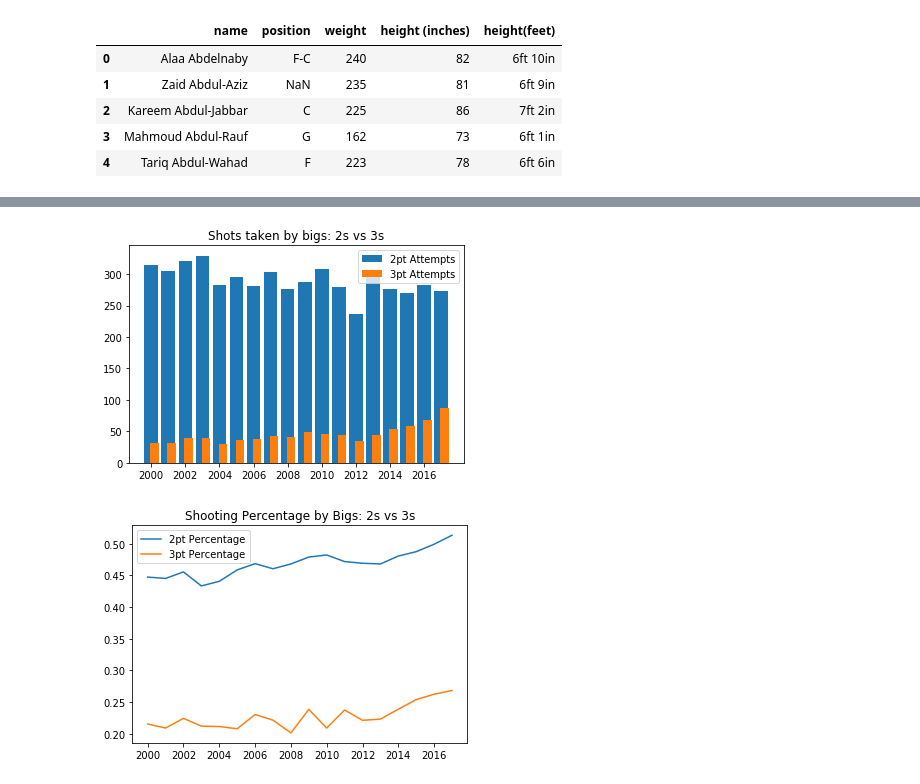
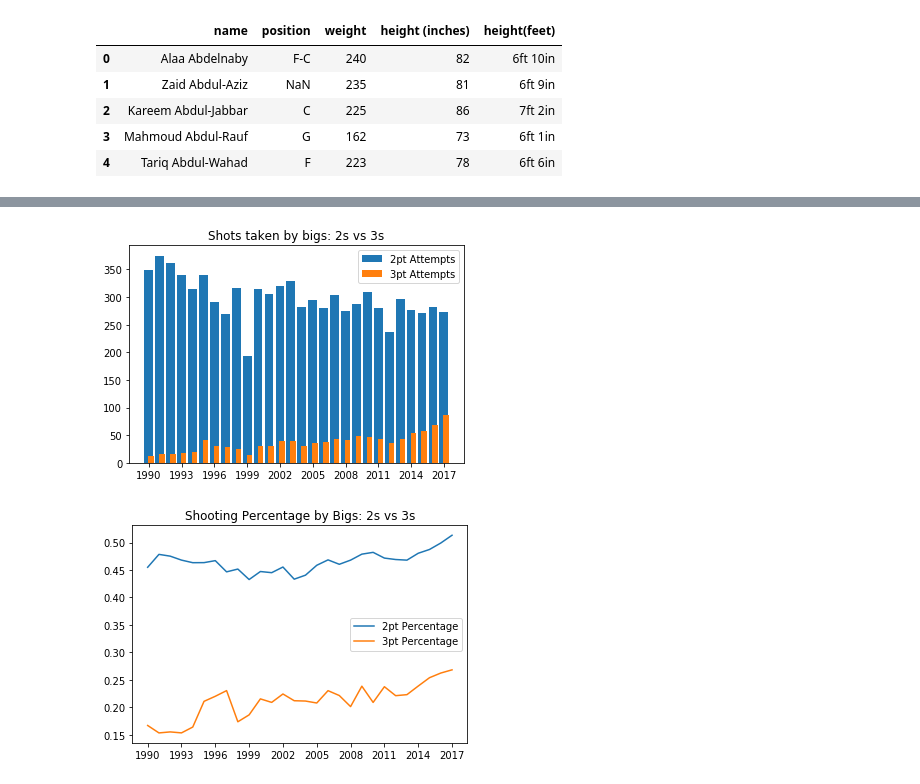
Before and after one commit to logan7734/Project1_repo, a Jupyter notebook: andrew_project_1.ipynb, the cells around one changed output, grey strips where cells are left out. Drawn from its saved outputs; the diff is of its cells as text; code cells hidden in the pictures.

Commit message:
committing the last few graphs

```diff
--- a/andrew_project_1.ipynb
+++ b/andrew_project_1.ipynb
@@ -644,13 +639,15 @@ plt.show()
 # %%
 #get Data files and turn into DataFrames
 
-nba_data_excel = "NBA_Data_2000.xlsx"
+nba_data_excel = "NBA+Data.xlsx"
 player_data_excel = "player_heightweight_data(cleanedinches).xlsm"
 
-nba_data_df = pd.read_excel(nba_data_excel)
+hoops_data = pd.read_excel(nba_data_excel)
 height_weight_df = pd.read_excel(player_data_excel)
 # %%
 #drop N/A values in year: nba_data_df
+
+nba_data_df = hoops_data[hoops_data.Year >= 1990]
 nba_data_df['Year'] = nba_data_df.Year.fillna(0)
 
 #convert year into integer value
@@ -814,28 +849,28 @@ sample_bm = sample.loc[sample["bm"]=="bm"]
 # %%
 #creating a plot for all big men 3 pt attempts
 three_pt_att_gb = sm_df['3PA'].mean()
 two_pt_att_gb = sm_df['2PA'].mean()
 three_pt_att_gb = three_pt_att_gb.reset_index()
 two_pt_att_gb = two_pt_att_gb.reset_index()
 
 
 #sample.head()
 #plt.bar(sample['Year'], sample.MP)
 
 three_pt_att_bm = three_pt_att_gb.loc[three_pt_att_gb["bm"]=="bm"]
 two_pt_att_bm = two_pt_att_gb.loc[two_pt_att_gb['bm']=='bm']
 
 plt.bar(two_pt_att_bm['Year'] + 0, two_pt_att_bm['2PA'], width = .8,
       label = '2pt Attempts')
 plt.bar(three_pt_att_bm['Year'] + 0.2, three_pt_att_bm['3PA'], width = 0.5,
       label = '3pt Attempts')
-plt.xticks(np.arange(2000,2018, step=2))
+plt.xticks(np.arange(1990,2018, step=3))
 plt.legend()
 plt.title('Shots taken by bigs: 2s vs 3s')
 
 plt.show()
 # %% [output]
-[figure, old version]
+[figure, new version]
 # %%
 #create a graph for 2pt vs 3pt percentages
 three_pt_perc = sm_df['3P%'].mean()
@@ -855,13 +890,13 @@ plt.plot(two_pt_perc_bm['Year'], two_pt_perc_bm['2P%'],
       label = '2pt Percentage')
 plt.plot(three_pt_perc_bm['Year'], three_pt_perc_bm['3P%'],
       label = '3pt Percentage')
-plt.xticks(np.arange(2000,2018, step=2))
+plt.xticks(np.arange(1990,2018, step=3))
 plt.legend()
 plt.title('Shooting Percentage by Bigs: 2s vs 3s')
 
 plt.show()
 # %% [output]
-[figure, old version]
+[figure, new version]
 # %%
 #creating a plot to compare 3PAr vs 2PAr
 
```
Also changed, not shown: parts of 29 cells of this notebook, 1 other file.
